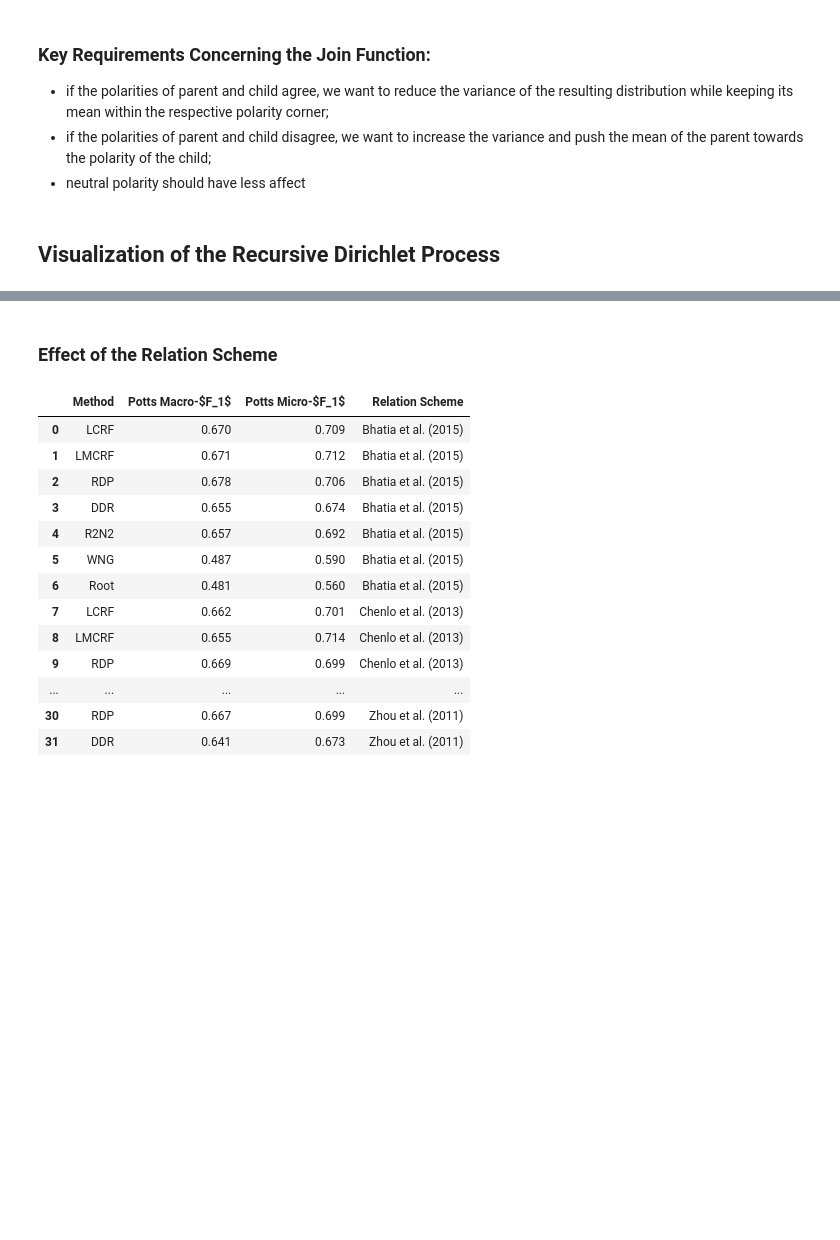
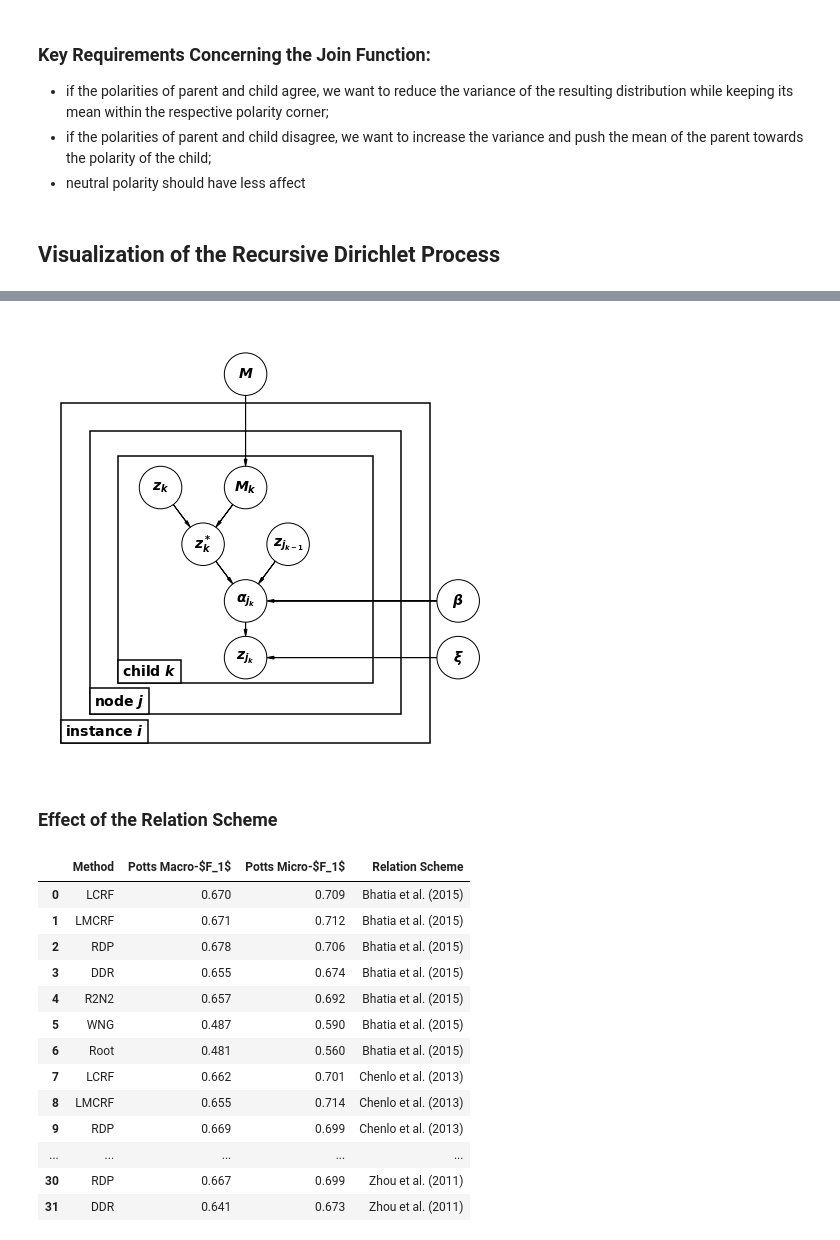
Before and after one commit to WladimirSidorenko/Dissertation, a Jupyter notebook: notebooks/dasa.ipynb, the cells around one changed output, grey strips where cells are left out. Drawn from its saved outputs; the diff is of its cells as text; code cells hidden in the pictures; blank space fills up the shorter version.

```diff
--- a/notebooks/dasa.ipynb
+++ b/notebooks/dasa.ipynb
@@ -402,3 +362,66 @@ pgm.render()
+# %%
+RECT_PARAMS = {"color": "white", "lw": 1.5}
+BBOX_PARAMS = {"fc": "white", "lw": 1.5}
+plt.rcParams.update({'font.weight': "bold", "font.size": 14})
+
+# Colors.
+p_color = {"ec": "#46a546"}
+node_params = {"ec": "#000000"}
+
+pgm = daft.PGM([8, 7.5], origin=[0.3, 0.3])
+
+# Add plates.
+pgm.add_plate(daft.Plate([0.5, 0.5, 6.5, 6], label=r"instance $i$", rect_params=RECT_PARAMS,
+                        bbox=BBOX_PARAMS, label_offset=[4, 7]))
+pgm.add_plate(daft.Plate([1, 1, 5.5, 5], label=r"node $j$", rect_params=RECT_PARAMS,
+                        bbox=BBOX_PARAMS, label_offset=[4, 9]))
+pgm.add_plate(daft.Plate([1.5, 1.55, 4.5, 4], label=r"child $k$", rect_params=RECT_PARAMS,
+                         bbox=BBOX_PARAMS, label_offset=[4, 7]))
+
+# Add nodes.
+z_jk = daft.Node("z_jk", r"$z_{j_k}$", 3.75, 2, plot_params=node_params, scale=1.5)
+pgm.add_node(z_jk)
+
+alpha_jk = daft.Node("alpha_jk", r"$\alpha_{j_{k}}$", 3.75, 3., plot_params=node_params, scale=1.5)
+pgm.add_node(alpha_jk)
+
+z_jk1 = daft.Node("z_jk1", r"$z_{j_{k - 1}}$", 4.5, 4, plot_params=node_params, scale=1.5)
+pgm.add_node(z_jk1)
+
+z_star_k = daft.Node("z_star_k", r"$z^*_k$", 3, 4, plot_params=node_params, scale=1.5)
+pgm.add_node(z_star_k)
+
+z_k = daft.Node("z_k", r"$z_k$", 2.25, 5, plot_params=node_params, scale=1.5)
+pgm.add_node(z_k)
+
+M_k = daft.Node("M_k", r"$M_k$", 3.75, 5, plot_params=node_params, scale=1.5)
+pgm.add_node(M_k)
+
+M = daft.Node("M", r"$M$", 3.75, 7, plot_params=node_params, scale=1.5)
+pgm.add_node(M)
+
+beta = daft.Node("beta", r"$\beta$", 7.5, 3, plot_params=node_params, scale=1.5)
+pgm.add_node(beta)
+
+xi = daft.Node("xi", r"$\xi$", 7.5, 2, plot_params=node_params, scale=1.5)
+pgm.add_node(xi)
+
+
+# Edges.
+pgm.add_edge("alpha_jk", "z_jk")
+pgm.add_edge("z_jk1", "alpha_jk")
+pgm.add_edge("z_star_k", "alpha_jk")
+pgm.add_edge("z_k", "z_star_k")
+pgm.add_edge("M_k", "z_star_k")
+pgm.add_edge("M", "M_k")
+pgm.add_edge("beta", "alpha_jk")
+pgm.add_edge("xi", "z_jk")
+
+# Render and save.
+pgm.render()
+pgm.figure.savefig("rdp.png", dpi=300)
+# %% [output]
+[figure, added]
 # %% [markdown]
 ### Effect of the Relation Scheme
 # %%
```
Also changed, not shown: parts of 4 cells of this notebook, 2 other files.
